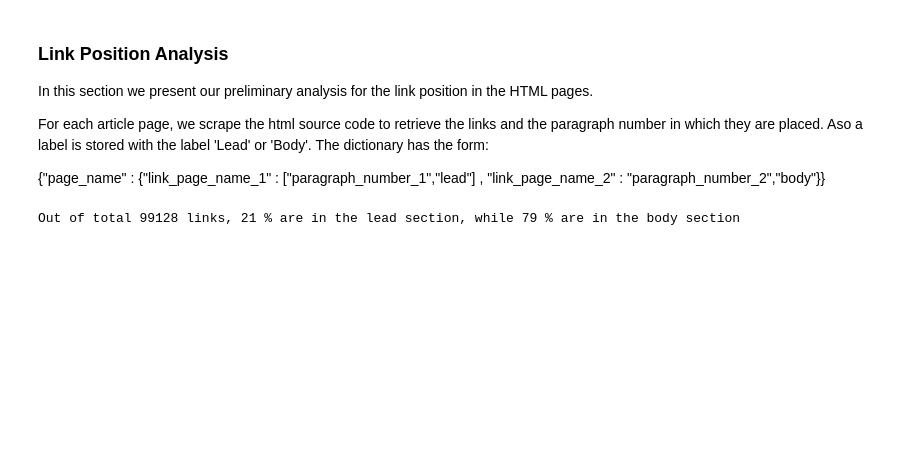
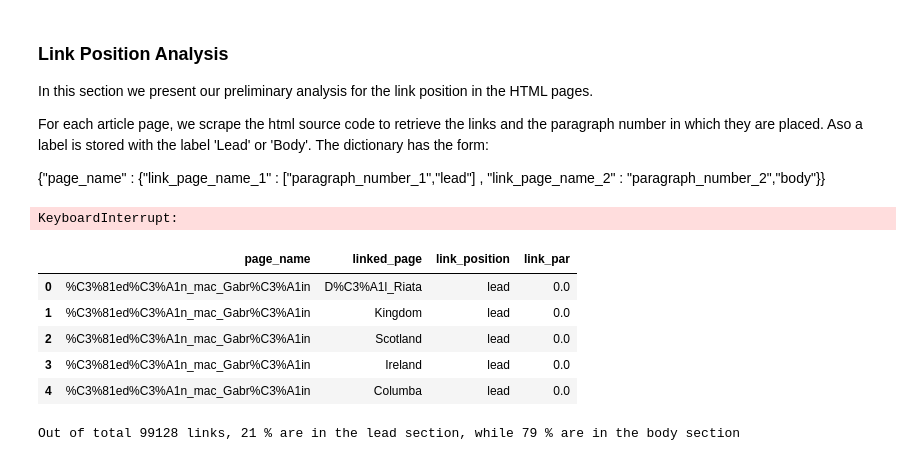
Before and after one commit to epfl-ada/ada-2022-project-souvladaki, a Jupyter notebook: analysis.ipynb, the cells around one changed output. Cells and saved outputs as stored; diff of their text form; code cells hidden in the pictures; blank space fills up the shorter version.

```diff
--- a/analysis.ipynb
+++ b/analysis.ipynb
@@ -535,13 +535,28 @@ for article_name in tqdm(wiki_graph["article"]):
                                     links_dict[
                                         urllib.parse.quote(link_title.replace(" ", "_"))
                                     ] = (i, "lead" if i < index else "body")
+
+
+                    if soup.find_all('table', class_="infobox"):
+                        infobox = soup.find_all('table', class_="infobox")[0]
+                        for link in infobox.findAll('a'):
+                        # for link in infobox:
+                            if 'png' not in link['href'] and "jpg" not in link['href']:
+                                info_link_title = link.get("title")
+                                if (urllib.parse.quote(info_link_title.replace(" ", "_")) not in links_dict.keys()) and info_link_title!= "" and info_link_title!= "_":
+                                    links_dict[
+                                        urllib.parse.quote(info_link_title.replace(" ", "_"))
+                                    ] = (None,'infobox')
+
                     page_pos_dict[article_name] = links_dict
                 except Exception:
                     # A small number of articles throw an exception on parsing, we skip them.
-                    pass
-                    # print(Exception)
-                    # print(
-                    #    os.path.join(root, name)
-                    # )  # 5 pages cause an exception, because html cannot be decoded
+                    # pass
+                    print(Exception)
+                    print(
+                       os.path.join(root, name)
+                    )  # 5 pages cause an exception, because html cannot be decoded
+# %% [output]
+KeyboardInterrupt:
 # %%
 # Saving our results as json to be able to load them without re-running the cell above
@@ -552,7 +567,27 @@ with open("page_pos_dict.json", "w") as outfile:
 # %%
 # Uncomment the following cell to load the results from the dictionary.
-# with open("page_pos_dict.json", "r") as file:
-#    page_pos_dict = json.load(file)
+import json
+with open("page_pos_dict.json", "r") as file:
+   page_pos_dict = json.load(file)
+# %%
+page_pos_dict_mod = {'page_name': [], 'linked_page': [], 'link_position':[], 'link_par' : []}
+for page in page_pos_dict.keys():
+    for link in page_pos_dict[page].keys():
+        link_par,link_pos = page_pos_dict[page][link]
+        page_pos_dict_mod['page_name'].append(page)
+        page_pos_dict_mod['linked_page'].append(link)
+        page_pos_dict_mod['link_position'].append(link_pos)
+        page_pos_dict_mod['link_par'].append(link_par)
+# %%
+link_pos_df = pd.DataFrame.from_dict(page_pos_dict_mod)
+link_pos_df.head(5)
+# %% [output]
+|  | page_name | linked_page | link_position | link_par |
+| 0 | %C3%81ed%C3%A1n_mac_Gabr%C3%A1in | D%C3%A1l_Riata | lead | 0.0 |
+| 1 | %C3%81ed%C3%A1n_mac_Gabr%C3%A1in | Kingdom | lead | 0.0 |
+| 2 | %C3%81ed%C3%A1n_mac_Gabr%C3%A1in | Scotland | lead | 0.0 |
+| 3 | %C3%81ed%C3%A1n_mac_Gabr%C3%A1in | Ireland | lead | 0.0 |
+| 4 | %C3%81ed%C3%A1n_mac_Gabr%C3%A1in | Columba | lead | 0.0 |
 # %%
 # Procuding statistics about the position of the links in the HTML pages.
 counter = [0 for i in range(400)]
```
Also changed, not shown: parts of 5 cells of this notebook.
